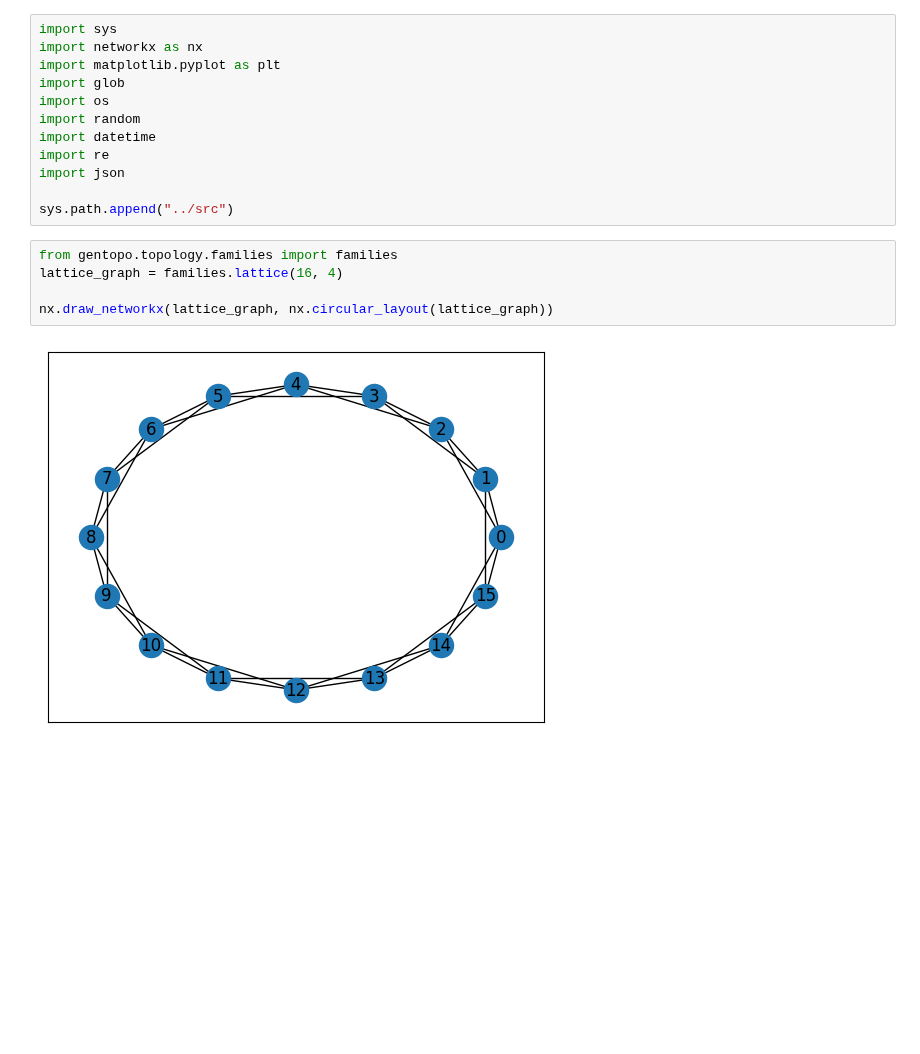
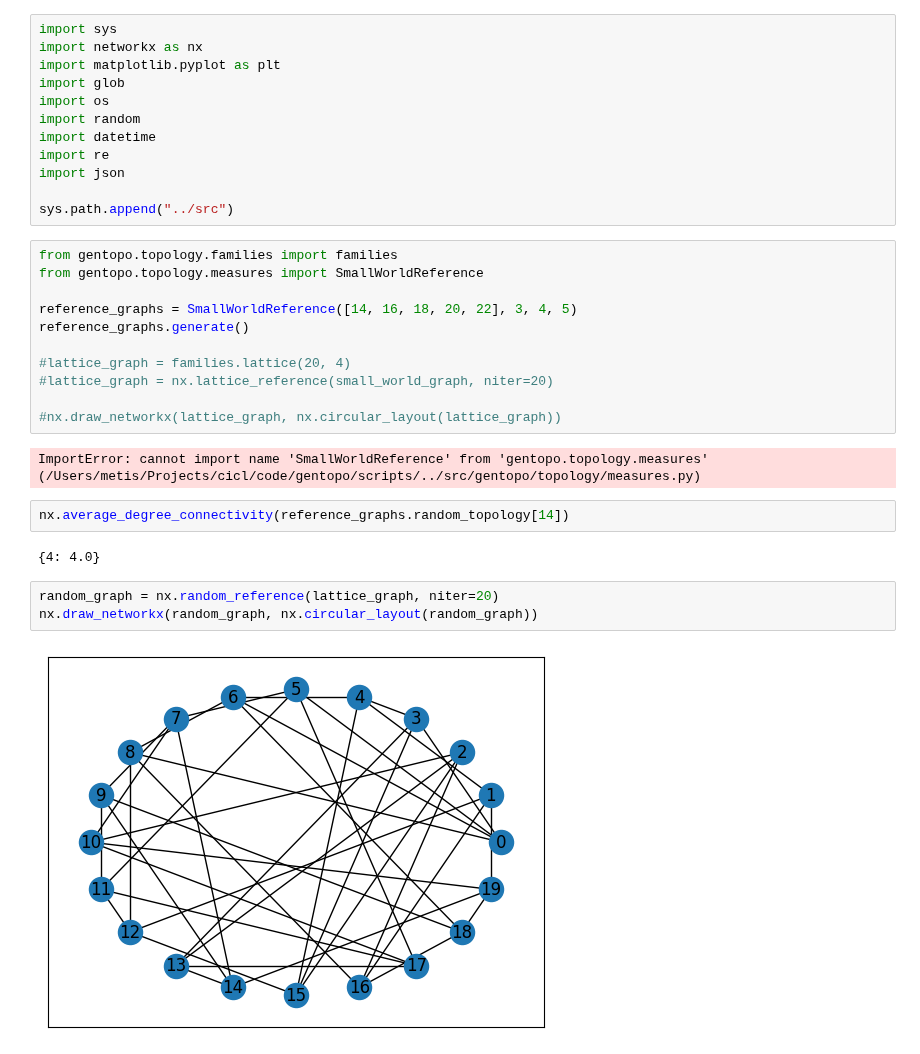
Before and after one commit to comanlab/gentopo, a Jupyter notebook: scripts/playground.ipynb, the cells around one changed output. Drawn from its saved outputs; the diff is of its cells as text; blank space fills up the shorter version.

```diff
--- a/scripts/playground.ipynb
+++ b/scripts/playground.ipynb
@@ -12,9 +12,24 @@ import json
 sys.path.append("../src")
 # %%
 from gentopo.topology.families import families
-lattice_graph = families.lattice(16, 4)
+from gentopo.topology.measures import SmallWorldReference
 
-nx.draw_networkx(lattice_graph, nx.circular_layout(lattice_graph))
+reference_graphs = SmallWorldReference([14, 16, 18, 20, 22], 3, 4, 5)
+reference_graphs.generate()
+
+#lattice_graph = families.lattice(20, 4)
+#lattice_graph = nx.lattice_reference(small_world_graph, niter=20)
+
+#nx.draw_networkx(lattice_graph, nx.circular_layout(lattice_graph))
 # %% [output]
-[figure, removed]
+ImportError: cannot import name 'SmallWorldReference' from 'gentopo.topology.measures' (/Users/metis/Projects/cicl/code/gentopo/scripts/../src/gentopo/topology/measures.py)
+# %%
+nx.average_degree_connectivity(reference_graphs.random_topology[14])
+# %% [output]
+{4: 4.0}
+# %%
+random_graph = nx.random_reference(lattice_graph, niter=20)
+nx.draw_networkx(random_graph, nx.circular_layout(random_graph))
+# %% [output]
+[figure, added]
 # %%
```
Also changed, not shown: parts of 9 cells of this notebook, 3 other files.
